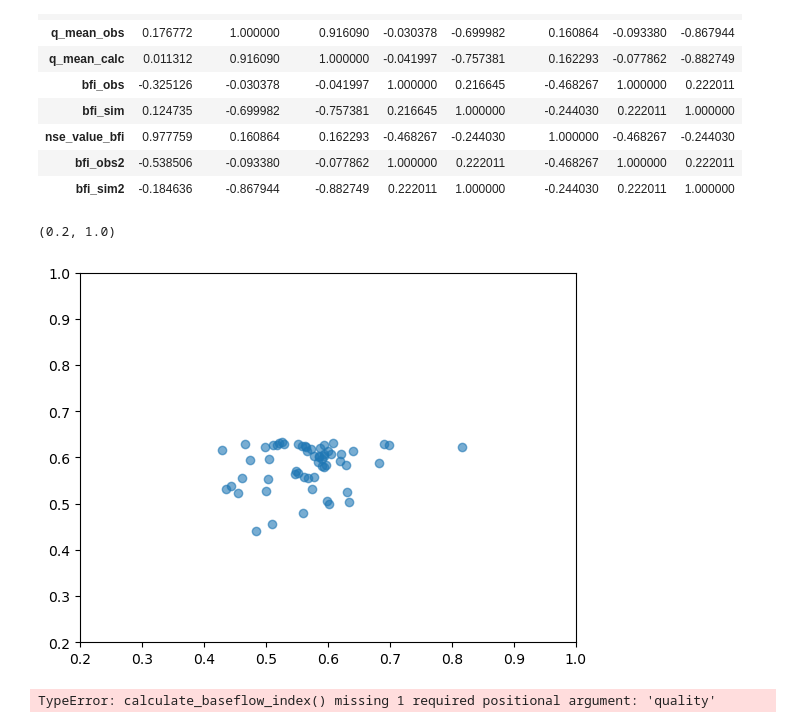
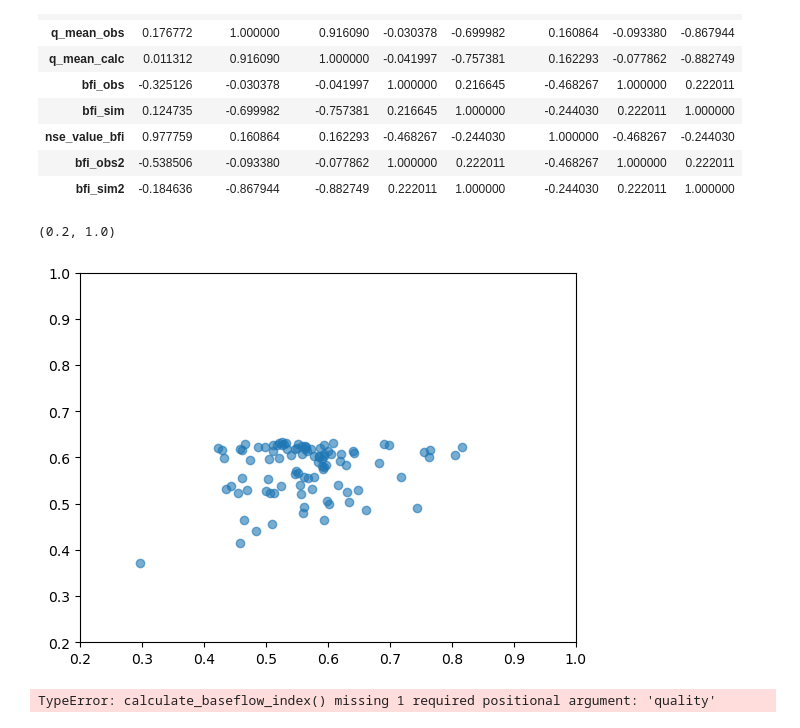
Before and after one commit to thiagovmdon/estreams_superflexpy, a Jupyter notebook: code/02_modelling_distributed_Moselle_SUMAX_waterdeficit.ipynb, the cells around one changed output. Cells and saved outputs as stored; diff of their text form; code cells hidden in the pictures.

Commit message:
Many new tests and further strcuture of the data

```diff
--- a/code/02_modelling_distributed_Moselle_SUMAX.ipynb
+++ b/code/02_modelling_distributed_Moselle_SUMAX_waterdeficit.ipynb
@@ -2635,0 +2142,42 @@ perm_areas
+# %%
+# Create an empty list to store results
+nse_results_cal = []
+
+for basin in catchments_ids:
+    Qtimeseries = pd.DataFrame(index=pd.date_range('1988-01-01', '2000-12-31', freq='D'))
+    Qtimeseries["Qobs"] = observations[basin]
+    Qtimeseries["Qcalc"] = output[basin][0]
+
+    nse_value = 1 - obj_fun_nsee(observations=Qtimeseries.iloc[365:, 0].values,
+                                 simulation=Qtimeseries.iloc[365:, 1].values,
+                                 expo=0.5)
+
+    mean_q_obs = np.nanmean(Qtimeseries.iloc[365:, 0].values)
+    mean_q_calc = np.nanmean(Qtimeseries.iloc[365:, 1].values)
+    bfi_obs = hydroanalysis.streamflow_signatures.calculate_baseflow_index(Qtimeseries.iloc[365:, 0].values, quality_masks[basin][365:], alpha=0.925, num_filters=3, num_reflect=30, returnBF=False)
+    bfi_sim = hydroanalysis.streamflow_signatures.calculate_baseflow_index(Qtimeseries.iloc[365:, 1].values, quality_masks[basin][365:], alpha=0.925, num_filters=3, num_reflect=30, returnBF=False)
+
+    try:
+        bfi_obs_series = hydroanalysis.streamflow_signatures.calculate_baseflow_index(Qtimeseries.iloc[365:, 0].values, quality_masks[basin][365:], alpha=0.925, num_filters=3, num_reflect=30, returnBF=True)[1]
+
+        nse_value_bfi = 1 - obj_fun_nsee(observations=hydroanalysis.streamflow_signatures.calculate_baseflow_index(Qtimeseries.iloc[365:, 0].values, quality_masks[basin][365:], alpha=0.925, num_filters=3, num_reflect=30, returnBF=True)[1],
+                                 simulation=hydroanalysis.streamflow_signatures.calculate_baseflow_index(Qtimeseries.iloc[365:, 1].values, quality_masks[basin][365:], alpha=0.925, num_filters=3, num_reflect=30, returnBF=True)[1],
+                                 expo=0.5)
+    except:
+        nse_value_bfi = np.nan
+
+
+    nse_results_cal.append({
+        "gauge_name": network_estreams.loc[basin, "gauge_name"],
+        "basin": basin,
+        "nse": nse_value,
+        "q_mean_obs": mean_q_obs,
+        "q_mean_calc": mean_q_calc,
+        "bfi_obs": bfi_obs,
+        "bfi_sim":bfi_sim,
+        "nse_value_bfi": nse_value_bfi
+        })
+
+# Convert results to DataFrame
+nse_results_val_r_1 = pd.DataFrame(nse_results_cal)
+nse_results_val_r_1
@@ -2911,13 +2589,13 @@ nse_results_val_r_1_56.corr()
 # %%
 
 # Create scatter plot
-plt.scatter(nse_results_val_r_1_56["bfi_obs2"], nse_results_val_r_1_56["bfi_sim2"], alpha=0.6)
+plt.scatter(nse_results_val_r_1["bfi_obs"], nse_results_val_r_1["bfi_sim"], alpha=0.6)
 # Set limits (adjust according to your data range)
 plt.xlim([0.2, 1])
 plt.ylim([0.2, 1])
 # %% [output]
 (0.2, 1.0)
-[figure, old version]
+[figure, new version]
 # %%
 hydroanalysis.streamflow_signatures.calculate_baseflow_index(Qtimeseries.iloc[365:, 1].values)[1]
 # %% [output]
```
Also changed, not shown: parts of 81 cells of this notebook, 14 other files.
